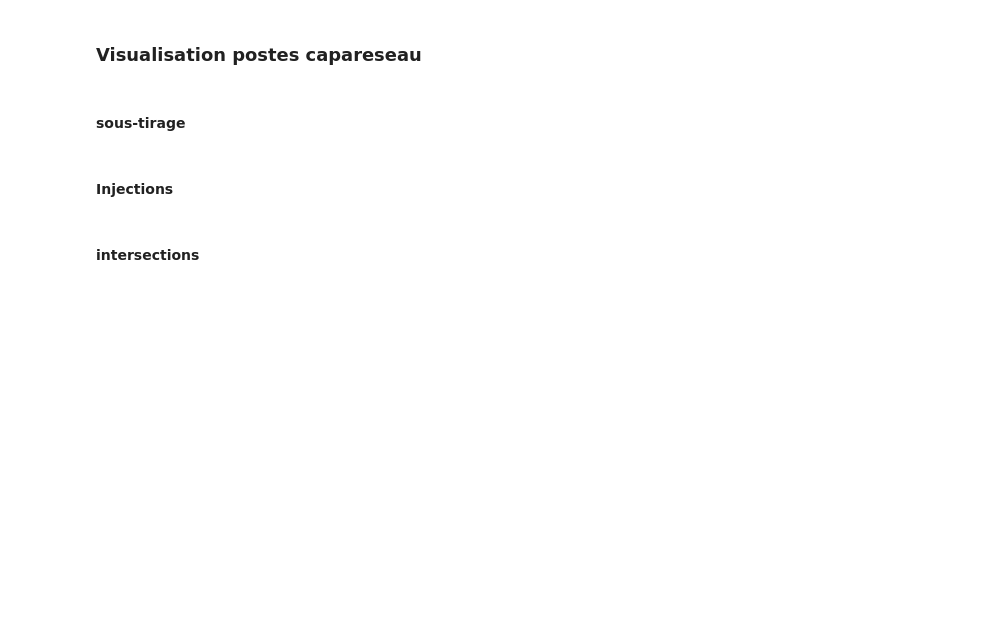
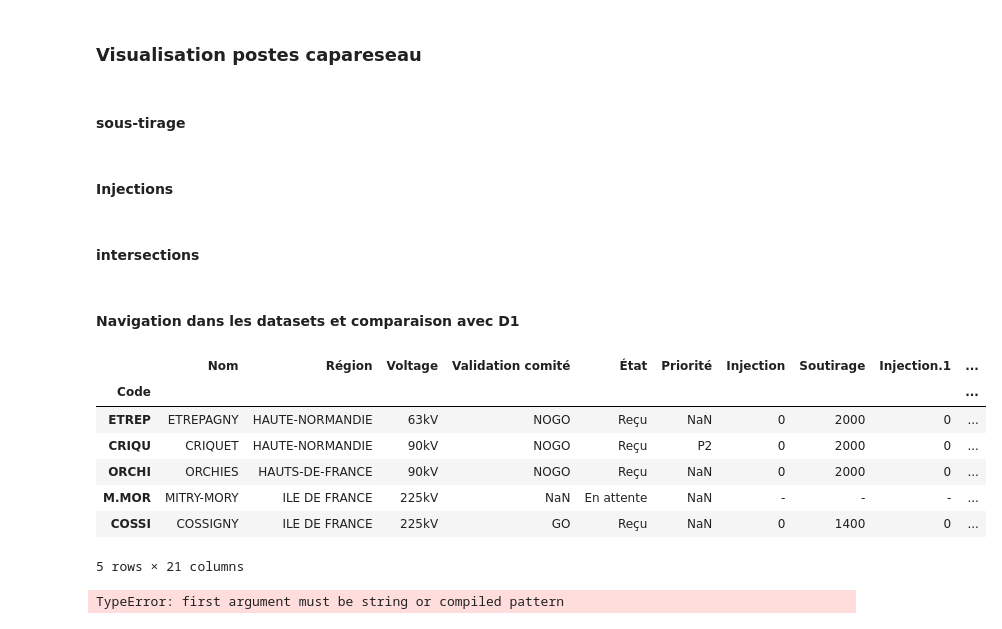
Before and after one commit to MattEclipse/congestion, a Jupyter notebook: notebooks/donnee_reseau.ipynb, the cells around one changed output. Cells and saved outputs as stored; diff of their text form; code cells hidden in the pictures; blank space fills up the shorter version.

Commit message:
comparaison avec D1

```diff
--- a/notebooks/donnee_reseau.ipynb
+++ b/notebooks/donnee_reseau.ipynb
@@ -526,3 +526,35 @@ df_intersection['text'] = df_intersection['Nom'].astype(str)  + ', value = ' + d
 bar_title = 'substation max ratio'
 
 show_map_substation_gradient(df_intersection,values_title,fig_title,bar_title)
+# %% [markdown]
+#### Navigation dans les datasets  et comparaison avec D1
+# %%
+path_D1 = '/Users/matthiasmolenat/repos/congestion/data/00.Suivi D1  - Suivi_D1.csv'
+df_D1 = pd.read_csv(path_D1, header=1, index_col=0)
+df_D1.shape
+# %% [output]
+|  | Nom | Région | Voltage | Validation comité | État | Priorité | Injection | Soutirage | Injection.1 | ... |
+| Code |  |  |  |  |  |  |  |  |  | ... |
+| ETREP | ETREPAGNY | HAUTE-NORMANDIE | 63kV | NOGO | Reçu | NaN | 0 | 2000 | 0 | ... |
+| CRIQU | CRIQUET | HAUTE-NORMANDIE | 90kV | NOGO | Reçu | P2 | 0 | 2000 | 0 | ... |
+| ORCHI | ORCHIES | HAUTS-DE-FRANCE | 90kV | NOGO | Reçu | NaN | 0 | 2000 | 0 | ... |
+| M.MOR | MITRY-MORY | ILE DE FRANCE | 225kV | NaN | En attente | NaN | - | - | - | ... |
+| COSSI | COSSIGNY | ILE DE FRANCE | 225kV | GO | Reçu | NaN | 0 | 1400 | 0 | ... |
+5 rows × 21 columns
+# %%
+with open('compared_D1_ratio.txt', 'a') as file:
+
+    for index, row in df_D1.iterrows():
+        df_poste_spe = get_row_with_str(df_intersection, str(index))
+
+        if not df_poste_spe.empty and not pd.isna(row['Validation comité']) :
+            file.write(f"{index} results :  {row['Validation comité']}" + '\n')
+            file.write(f"injection ratio = {df_poste_spe['ratio_congestion_injection'].iloc[0]} %, vs limitations perennes = {row['Injection']} h, temporaires = {row['Injection.1']} h" + '\n')
+            file.write(f"sous-tirage ratio = {df_poste_spe['ratio_congestion_sous_tirage'].iloc[0]} %, vs limitations perenne = {row['Soutirage']} h, temporaire = {row['Soutirage.1']} h" + '\n')
+            file.write('\n')
+            file.write('\n')
+
+
+# A poursuivre, il faut comparer la ram en MW et la demande effectuée
+# %% [output]
+TypeError: first argument must be string or compiled pattern
```
Also changed, not shown: 1 other file.
